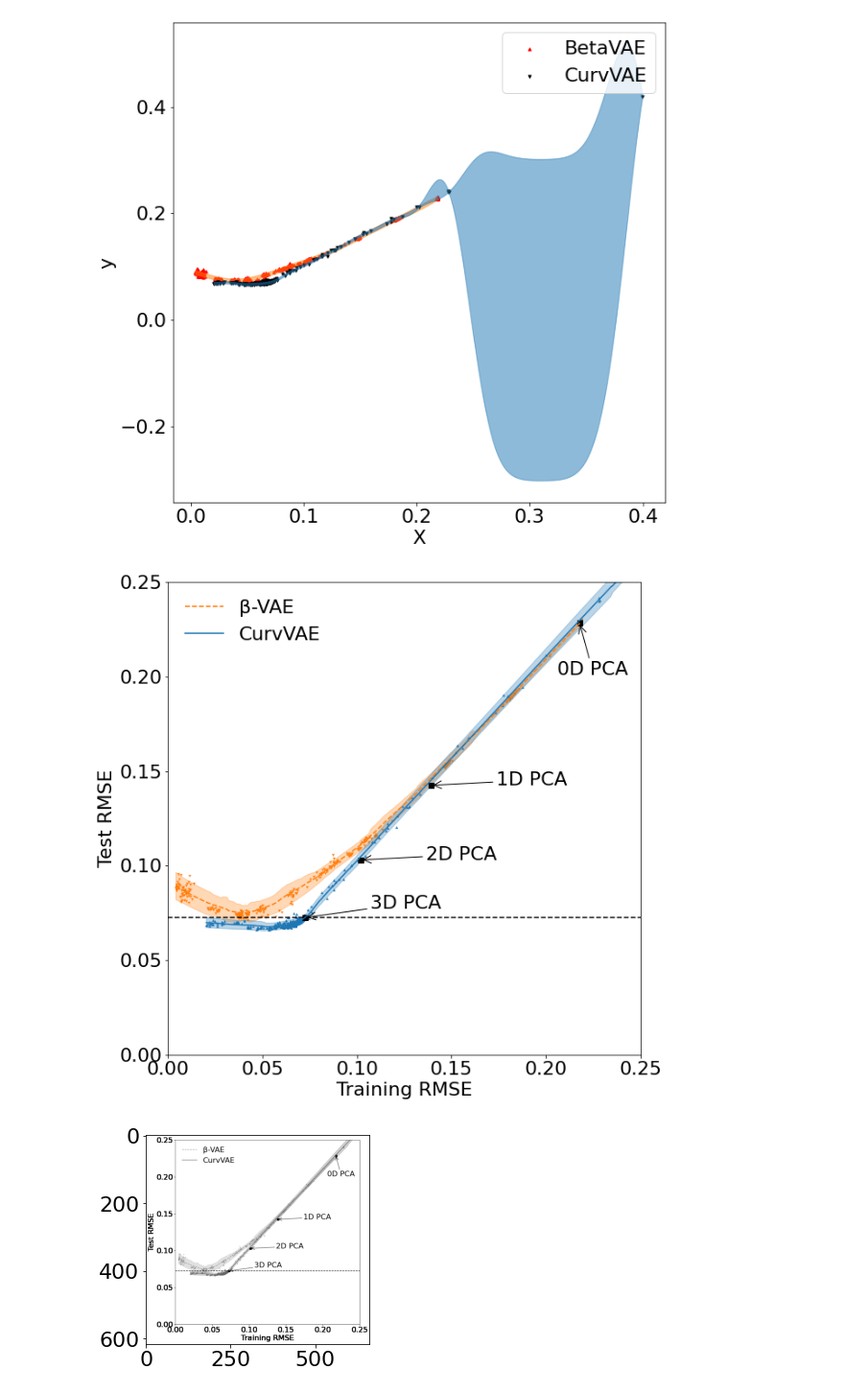
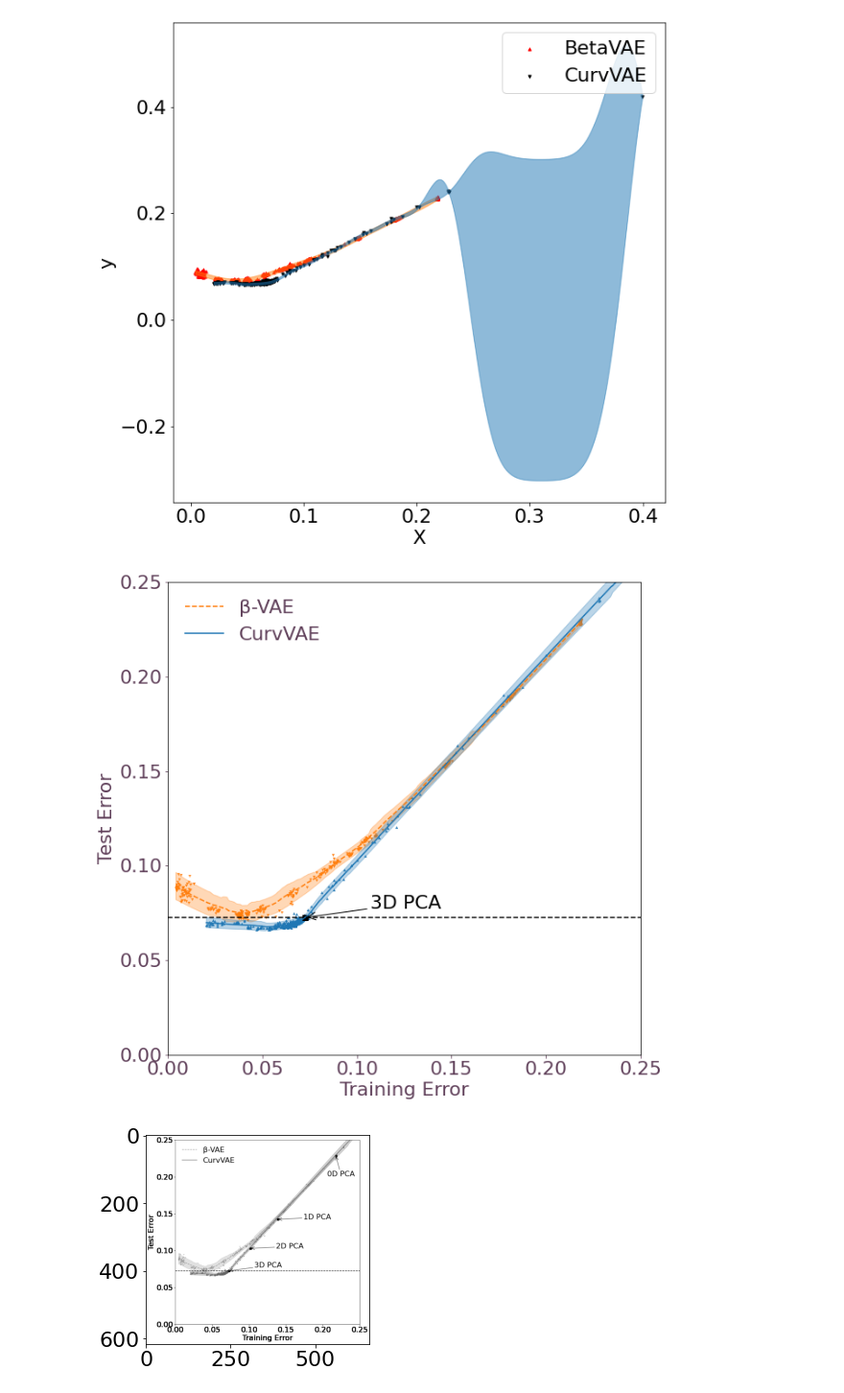
Before and after one commit to travers-rhodes/IROS2022CurvVAE, a Jupyter notebook: notebooks/REVIEW-FEEDBACK FIG4 200 pts PlotGenerationAndFormatting.ipynb, the cells around one changed output. Shown at 96% size. Saved outputs shown, nothing was run; the diff lists cells and outputs as text; code cells hidden in the pictures.

Commit message:
for abstract, remove extra PCA points

```diff
--- a/notebooks/REVIEW-FEEDBACK FIG4 200 pts PlotGenerationAndFormatting.ipynb
+++ b/notebooks/REVIEW-FEEDBACK FIG4 200 pts PlotGenerationAndFormatting.ipynb
@@ -370,7 +370,7 @@ for (label, color, errorcolor, X_train, y_train, gaussian_process, marker) in [
 # %%
 import lowess
 # %%
-river=(0./255,47./255,108./255)
+river=(95/255,63/255,89/255)
 
 f,ax = plt.subplots(1,1,figsize=(10,10))
 for (label, color, errorcolor, X_train, y_train, gaussian_process, marker,linestyle) in [
@@ -395,47 +395,56 @@ for (label, color, errorcolor, X_train, y_train, gaussian_process, marker,linest
         y_mean,
         color=errorcolor,
         alpha=1,
         label=label,
         linestyle=linestyle
     )
 pcatraintestresults = [
 (0.21781233735443287, 0.22829858320432667),
 (0.13923331571589267, 0.14249965880865273),
 (0.10203240379282046, 0.10303908873477717),
 (0.07265237510683954, 0.07256255472422367)]
 for i, (pcatrain, pcatest) in enumerate(pcatraintestresults):
-    plt.scatter(pcatrain,pcatest,s=30,c="k",marker='s')
-    if i == 0:
-        plt.annotate(f"{i}D PCA",(pcatrain,pcatest),
-                     xytext=(-26, -60), textcoords='offset points', color="k",
-                     arrowprops=dict(arrowstyle="->", color="k"))
-    elif i == 3:
+
+    #if i == 0:
+    #    plt.annotate(f"{i}D PCA",(pcatrain,pcatest),
+    #                 xytext=(-26, -60), textcoords='offset points', color="k",
+    #                 arrowprops=dict(arrowstyle="->", color="k"))
+    if i == 3:
+        plt.scatter(pcatrain,pcatest,s=30,c="k",marker='s')
         plt.annotate(f"{i}D PCA",(pcatrain,pcatest),
                      xytext=(75, 10), textcoords='offset points', color="k",
                      arrowprops=dict(arrowstyle="->", color="k"))
-    else:
-        plt.annotate(f"{i}D PCA",(pcatrain,pcatest),
-                     xytext=(75, 0), textcoords='offset points', color="k",
-                     arrowprops=dict(arrowstyle="->", color="k"))
+    #else:
+    #    plt.annotate(f"{i}D PCA",(pcatrain,pcatest),
+    #                 xytext=(75, 0), textcoords='offset points', color="k",
+    #                 arrowprops=dict(arrowstyle="->", color="k"))
 plt.plot((0,0.25),(pcatraintestresults[-1][1],pcatraintestresults[-1][1]),color="k",linestyle="--")
 #plt.annotate(f"β=1",(0.18, 0.24),color="tab:orange")
 #plt.annotate(f"β=1e-5",(0.0, 0.12),color="tab:orange")
 #plt.annotate(f"β=1e-2",(0.09, 0.15),color="tab:orange",horizontalalignment="center")
 #plt.annotate(f"γ=10",(0.20, 0.17),color="tab:blue")
 #plt.annotate(f"γ=1",(0.15, 0.12),color="tab:blue")
 #plt.annotate(f"γ=1e-5",(0.0, 0.04),color="tab:blue")
 #plt.annotate(f"γ=1e-2",(0.09, 0.05),color="tab:blue",horizontalalignment="center")
 ax.set_aspect("equal","box")
 plt.xlim(0,0.25)
 plt.ylim(0,0.25)
 plt.xticks(np.arange(0, 0.26, step=0.05))
 plt.yticks(np.arange(0, 0.26, step=0.05))
-plt.xlabel("Training RMSE")
-plt.ylabel("Test RMSE")
-plt.legend(frameon=False)
+plt.xlabel("Training Error")
+plt.ylabel("Test Error")
+
+ax.xaxis.label.set_color(river)
+ax.yaxis.label.set_color(river)
+ax.tick_params(axis='x', colors=river)
+ax.tick_params(axis='y', colors=river)
+
+l = plt.legend(frameon=False)
+for text in l.get_texts():
+    text.set_color(river)
 plt.savefig("reviewfeedbackimages/TrainingTestError200TrainingPoints.png",bbox_inches="tight")
 # %% [output]
-[figure, old version]
+[figure, new version]
 # %%
 imname = 'reviewfeedbackimages/TrainingTestError200TrainingPoints.png'
 from PIL import Image
```
Also changed, not shown: parts of 1 cell of this notebook.
